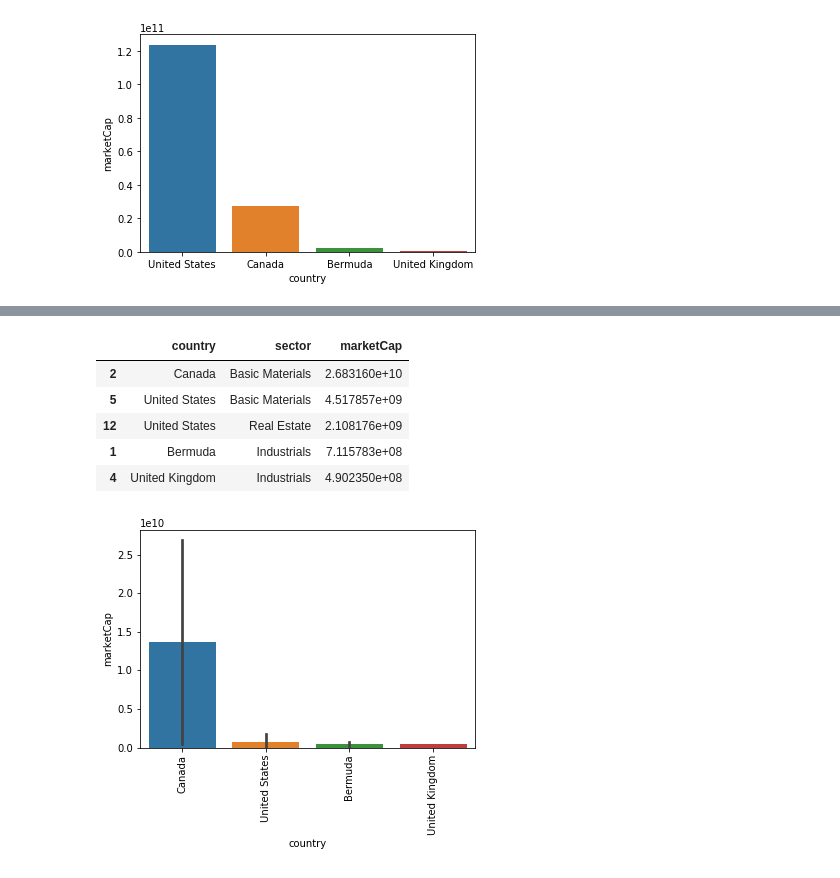
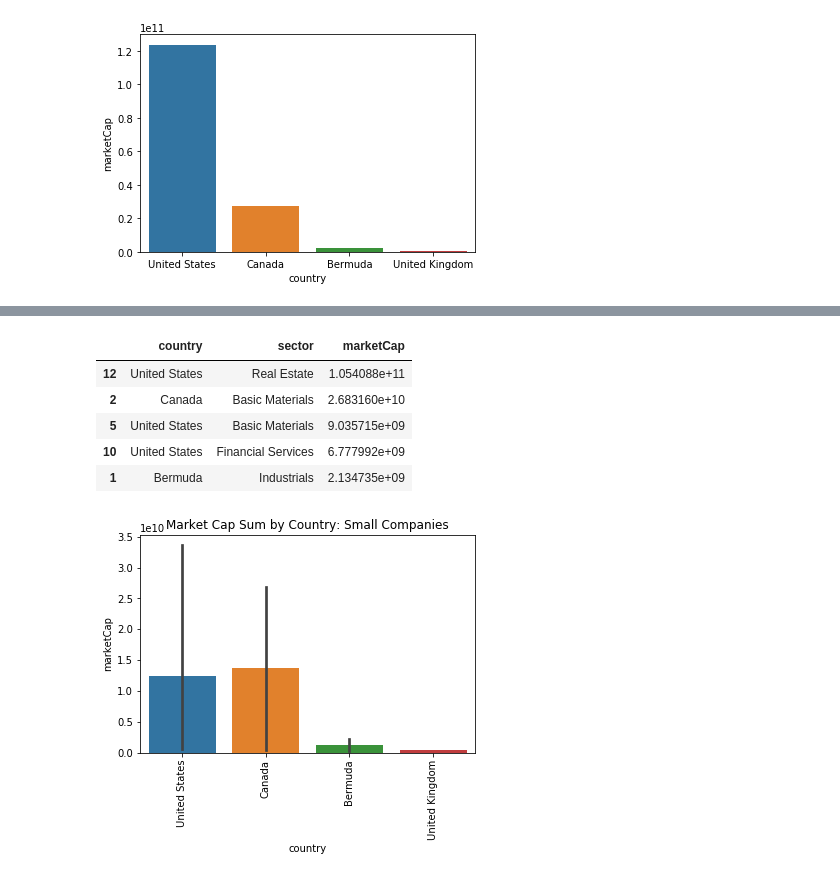
Before and after one commit to ipatel467/Stock-Market-Analysis, a Jupyter notebook: StocksP2.ipynb, the cells around one changed output, grey strips where cells are left out. Drawn from its saved outputs; the diff is of its cells as text; code cells hidden in the pictures.

```diff
--- a/StocksP2.ipynb
+++ b/StocksP2.ipynb
@@ -552,2 +554,2 @@ plt.xticks(rotation=90);
 # %%
-cmsector = small.groupby(['country','sector']).agg({'marketCap':'mean'}).reset_index()
+cmsector = small.groupby(['country','sector']).agg({'marketCap':'sum'}).reset_index()
@@ -557,13 +568,14 @@ cmsector = cmsector.sort_values(by = 'marketCap', ascending=False)
 cmsector.head()
 # %% [output]
 |  | country | sector | marketCap |
+| 12 | United States | Real Estate | 1.054088e+11 |
 | 2 | Canada | Basic Materials | 2.683160e+10 |
-| 5 | United States | Basic Materials | 4.517857e+09 |
-| 12 | United States | Real Estate | 2.108176e+09 |
-| 1 | Bermuda | Industrials | 7.115783e+08 |
-| 4 | United Kingdom | Industrials | 4.902350e+08 |
+| 5 | United States | Basic Materials | 9.035715e+09 |
+| 10 | United States | Financial Services | 6.777992e+09 |
+| 1 | Bermuda | Industrials | 2.134735e+09 |
 # %%
 sns.barplot(x=cmsector['country'], y= cmsector['marketCap']);
 plt.xticks(rotation=90);
+plt.title('Market Cap Sum by Country: Small Companies');
 # %% [output]
-[figure, old version]
+[figure, new version]
```
Also changed, not shown: parts of 12 cells of this notebook.
